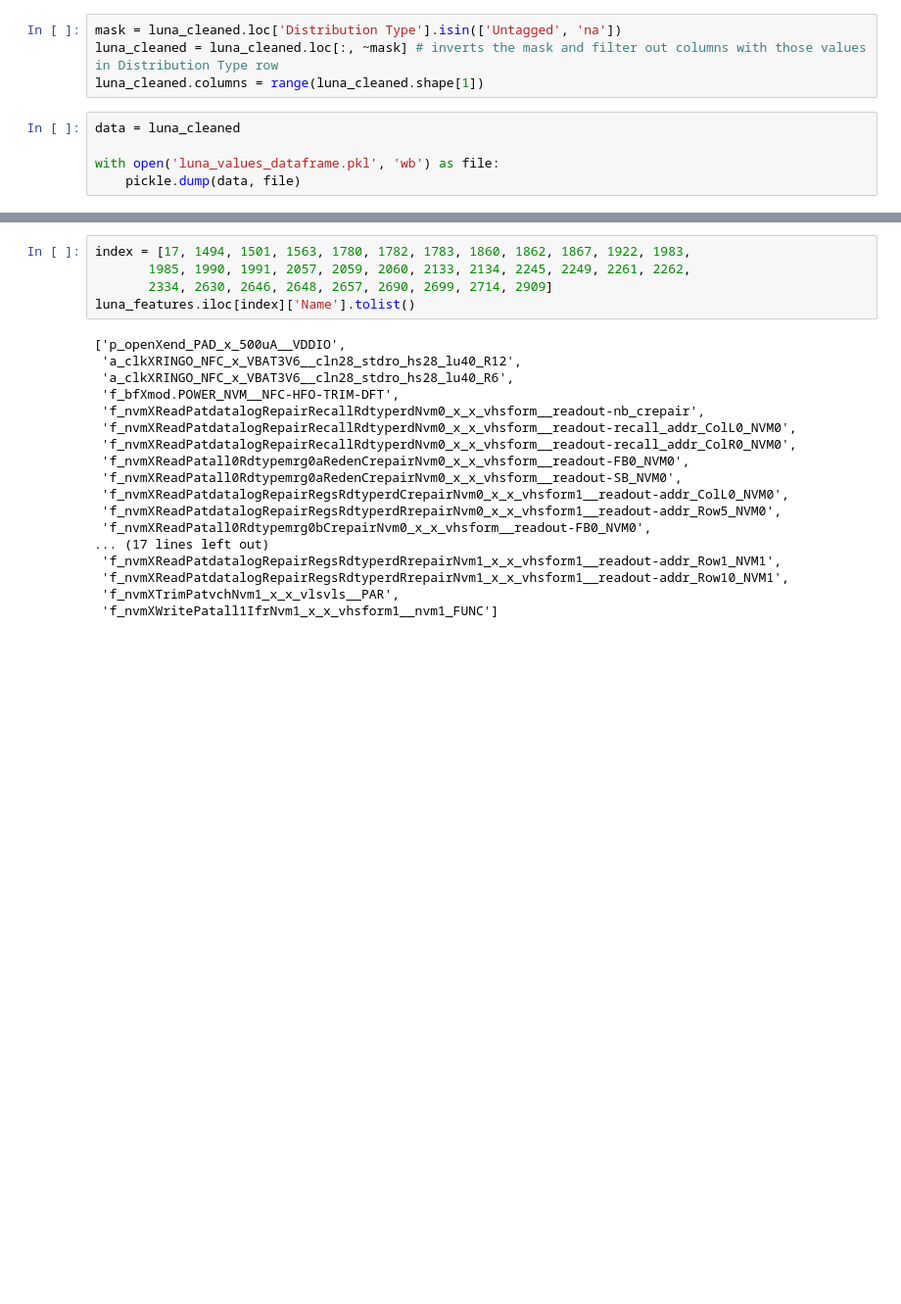
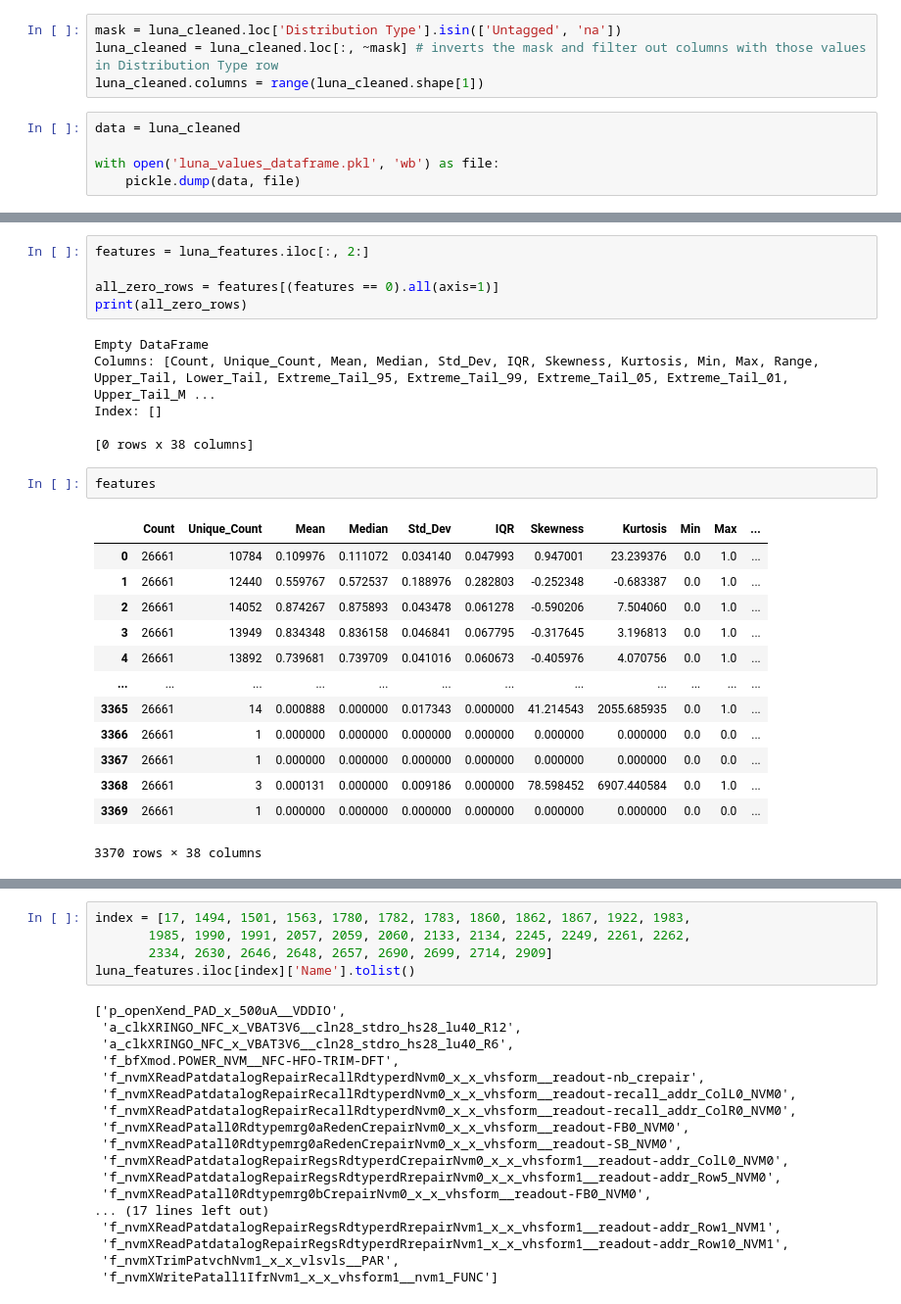
Before and after one commit to chan-cee/wafers, a Jupyter notebook: Luna/Preprocessing/Luna Preprocessing.ipynb, the cells around one changed output, grey strips where cells are left out. Shown: that part at 98% size. Cells and saved outputs as stored; diff of their text form; blank space fills up the shorter version.

```diff
--- a/Luna/Preprocessing/Luna Preprocessing.ipynb
+++ b/Luna/Preprocessing/Luna Preprocessing.ipynb
@@ -83,4 +117,31 @@ luna_features
 3370 rows × 40 columns
+# %%
+features = luna_features.iloc[:, 2:]
+
+all_zero_rows = features[(features == 0).all(axis=1)]
+print(all_zero_rows)
+# %% [output]
+Empty DataFrame
+Columns: [Count, Unique_Count, Mean, Median, Std_Dev, IQR, Skewness, Kurtosis, Min, Max, Range, Upper_Tail, Lower_Tail, Extreme_Tail_95, Extreme_Tail_99, Extreme_Tail_05, Extreme_Tail_01, Upper_Tail_M ...
+Index: []
+
+[0 rows x 38 columns]
+# %%
+features
+# %% [output]
+|  | Count | Unique_Count | Mean | Median | Std_Dev | IQR | Skewness | Kurtosis | Min | Max | ... |
+| 0 | 26661 | 10784 | 0.109976 | 0.111072 | 0.034140 | 0.047993 | 0.947001 | 23.239376 | 0.0 | 1.0 | ... |
+| 1 | 26661 | 12440 | 0.559767 | 0.572537 | 0.188976 | 0.282803 | -0.252348 | -0.683387 | 0.0 | 1.0 | ... |
+| 2 | 26661 | 14052 | 0.874267 | 0.875893 | 0.043478 | 0.061278 | -0.590206 | 7.504060 | 0.0 | 1.0 | ... |
+| 3 | 26661 | 13949 | 0.834348 | 0.836158 | 0.046841 | 0.067795 | -0.317645 | 3.196813 | 0.0 | 1.0 | ... |
+| 4 | 26661 | 13892 | 0.739681 | 0.739709 | 0.041016 | 0.060673 | -0.405976 | 4.070756 | 0.0 | 1.0 | ... |
+| ... | ... | ... | ... | ... | ... | ... | ... | ... | ... | ... | ... |
+| 3365 | 26661 | 14 | 0.000888 | 0.000000 | 0.017343 | 0.000000 | 41.214543 | 2055.685935 | 0.0 | 1.0 | ... |
+| 3366 | 26661 | 1 | 0.000000 | 0.000000 | 0.000000 | 0.000000 | 0.000000 | 0.000000 | 0.0 | 0.0 | ... |
+| 3367 | 26661 | 1 | 0.000000 | 0.000000 | 0.000000 | 0.000000 | 0.000000 | 0.000000 | 0.0 | 0.0 | ... |
+| 3368 | 26661 | 3 | 0.000131 | 0.000000 | 0.009186 | 0.000000 | 78.598452 | 6907.440584 | 0.0 | 1.0 | ... |
+| 3369 | 26661 | 1 | 0.000000 | 0.000000 | 0.000000 | 0.000000 | 0.000000 | 0.000000 | 0.0 | 0.0 | ... |
+3370 rows × 38 columns
 # %%
 prefix = 'f_nvmXReadPatckbdRdtypemrg0hNvm0_x_x_vhsform__readout-FB1_NVM0'
 
```
Also changed, not shown: parts of 10 cells of this notebook, 4 other files.
